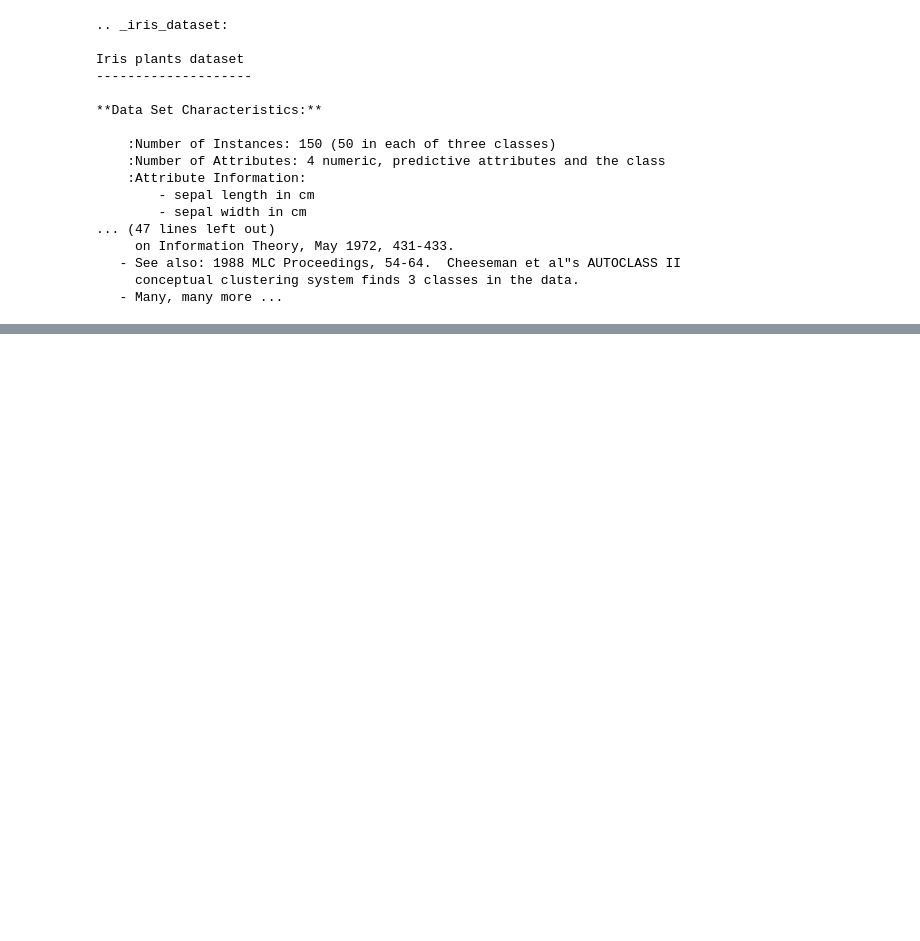
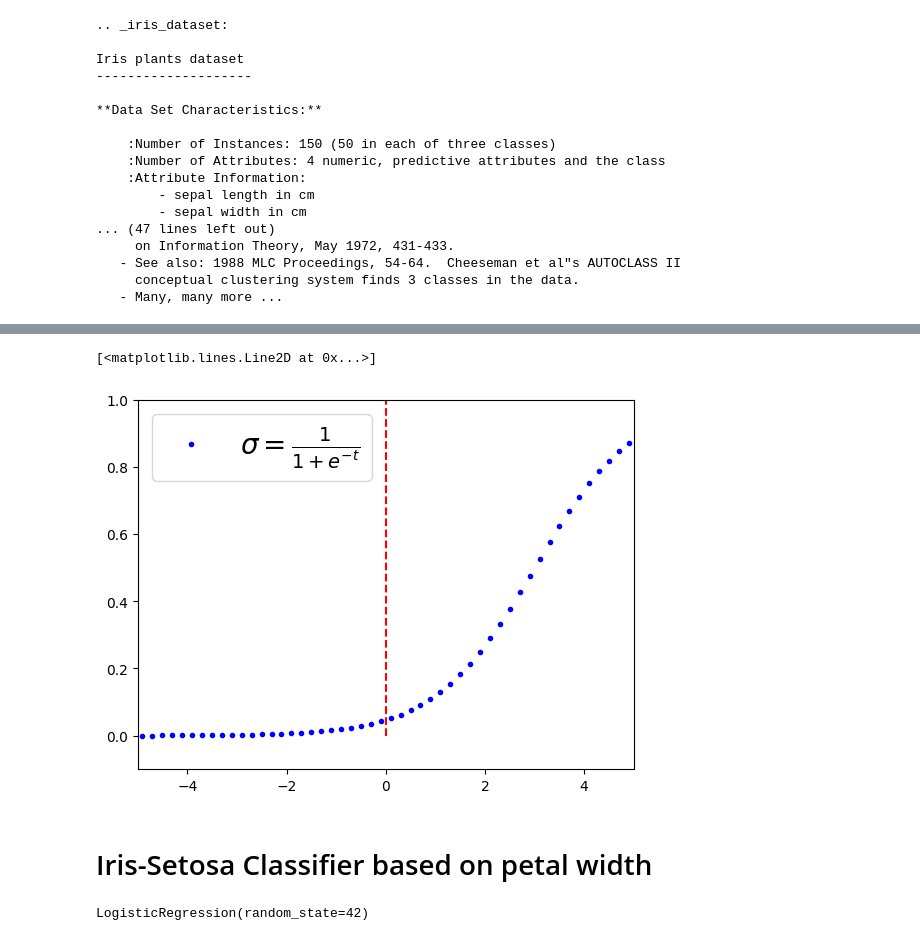
Before and after one commit to ITM-AI/2-logistic-regression, a Jupyter notebook: logistic-regressor.ipynb, the cells around one changed output, grey strips where cells are left out. Cells and saved outputs as stored; diff of their text form; code cells hidden in the pictures; blank space fills up the shorter version.

```diff
--- a/logistic-regressor.ipynb
+++ b/logistic-regressor.ipynb
@@ -53,0 +82,14 @@ Iris plants dataset
+# %%
+import numpy as np
+import matplotlib.pyplot as plt
+t=np.linspace(-100, 100, 1000)
+sig=1/(1+np.exp(-t+3))
+plt.plot(t,sig, '.b', label=r"$\sigma=\frac{1}{1+e^{-t}}$")
+plt.legend(loc='upper left', fontsize=20)
+plt.axis([-5, 5, -0.1, 1])
+plt.plot([0,0], [0,1], 'r--')
+# %% [output]
+[<matplotlib.lines.Line2D at 0x...>]
+[figure, added]
+# %% [markdown]
+# Iris-Setosa Classifier based on petal width
@@ -53,0 +99,6 @@ Iris plants dataset
+# %%
+from sklearn.linear_model import LogisticRegression
+mylr=LogisticRegression(solver='lbfgs', random_state=42)
+mylr.fit(X,y)
+# %% [output]
+LogisticRegression(random_state=42)
```
Also changed, not shown: parts of 31 cells of this notebook.
